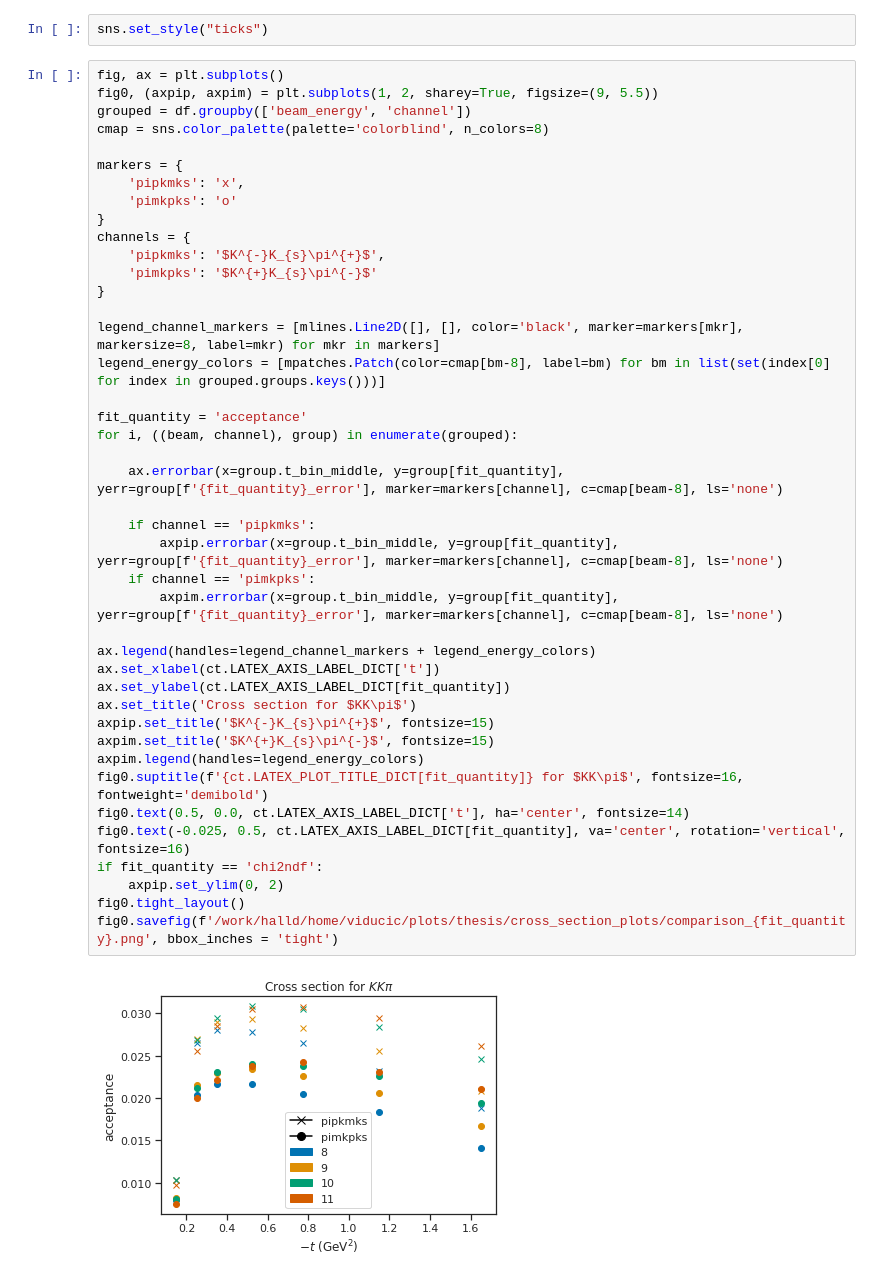
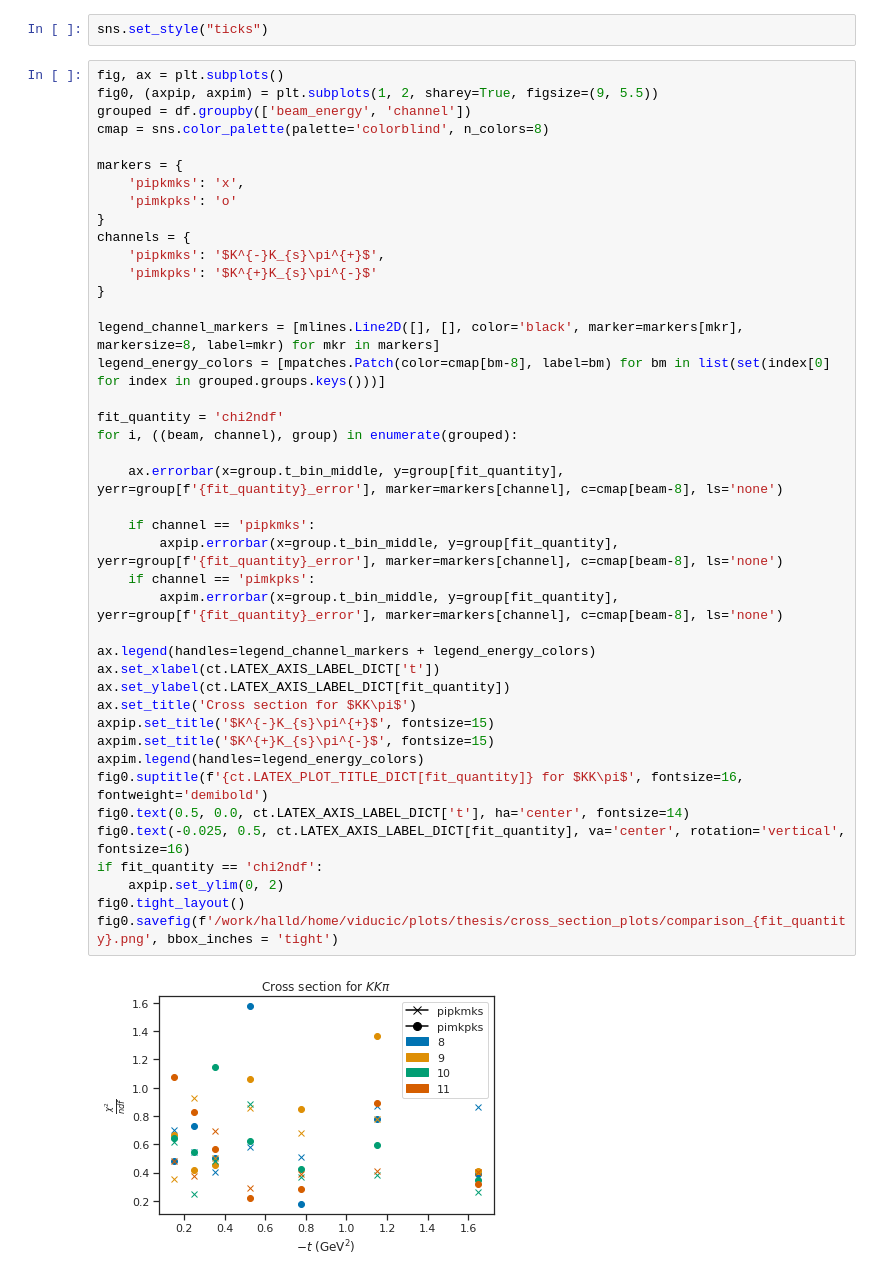
Before and after one commit to tylerviducic/gluex, a Jupyter notebook: scripts/plotting/plot_cs.ipynb, the cells around one changed output. Saved outputs shown, nothing was run; the diff lists cells and outputs as text.

```diff
--- a/scripts/plotting/plot_cs.ipynb
+++ b/scripts/plotting/plot_cs.ipynb
@@ -73,32 +71,32 @@ channels = {
     'pimkpks': '$K^{+}K_{s}\pi^{-}$'
 }
 
 legend_channel_markers = [mlines.Line2D([], [], color='black', marker=markers[mkr], markersize=8, label=mkr) for mkr in markers]
 legend_energy_colors = [mpatches.Patch(color=cmap[bm-8], label=bm) for bm in list(set(index[0] for index in grouped.groups.keys()))]
 
-fit_quantity = 'acceptance'
+fit_quantity = 'chi2ndf'
 for i, ((beam, channel), group) in enumerate(grouped):
 
     ax.errorbar(x=group.t_bin_middle, y=group[fit_quantity], yerr=group[f'{fit_quantity}_error'], marker=markers[channel], c=cmap[beam-8], ls='none')
 
     if channel == 'pipkmks':
         axpip.errorbar(x=group.t_bin_middle, y=group[fit_quantity], yerr=group[f'{fit_quantity}_error'], marker=markers[channel], c=cmap[beam-8], ls='none')
     if channel == 'pimkpks':
         axpim.errorbar(x=group.t_bin_middle, y=group[fit_quantity], yerr=group[f'{fit_quantity}_error'], marker=markers[channel], c=cmap[beam-8], ls='none')
 
 ax.legend(handles=legend_channel_markers + legend_energy_colors)
 ax.set_xlabel(ct.LATEX_AXIS_LABEL_DICT['t'])
 ax.set_ylabel(ct.LATEX_AXIS_LABEL_DICT[fit_quantity])
 ax.set_title('Cross section for $KK\pi$')
 axpip.set_title('$K^{-}K_{s}\pi^{+}$', fontsize=15)
 axpim.set_title('$K^{+}K_{s}\pi^{-}$', fontsize=15)
 axpim.legend(handles=legend_energy_colors)
 fig0.suptitle(f'{ct.LATEX_PLOT_TITLE_DICT[fit_quantity]} for $KK\pi$', fontsize=16, fontweight='demibold')
 fig0.text(0.5, 0.0, ct.LATEX_AXIS_LABEL_DICT['t'], ha='center', fontsize=14)
 fig0.text(-0.025, 0.5, ct.LATEX_AXIS_LABEL_DICT[fit_quantity], va='center', rotation='vertical', fontsize=16)
 if fit_quantity == 'chi2ndf':
     axpip.set_ylim(0, 2)
 fig0.tight_layout()
 fig0.savefig(f'/work/halld/home/viducic/plots/thesis/cross_section_plots/comparison_{fit_quantity}.png', bbox_inches = 'tight')
 # %% [output]
-[figure, old version]
+[figure, new version]
```
Also changed, not shown: parts of 5 cells of this notebook, 1 other file.
